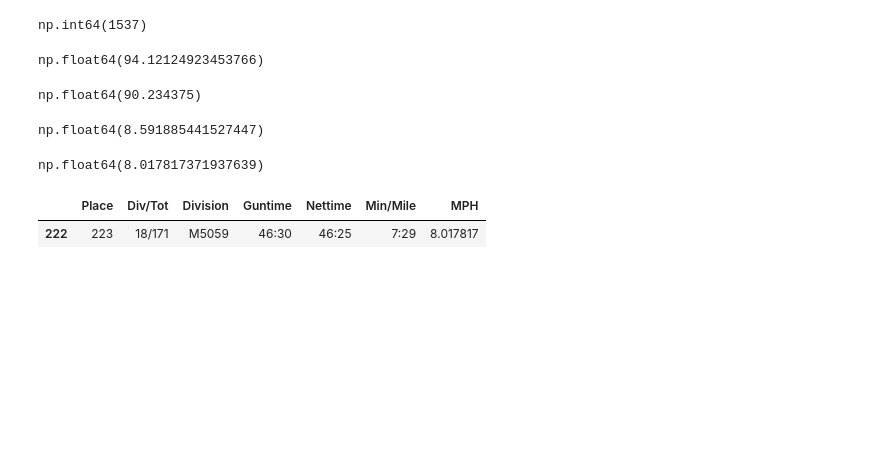
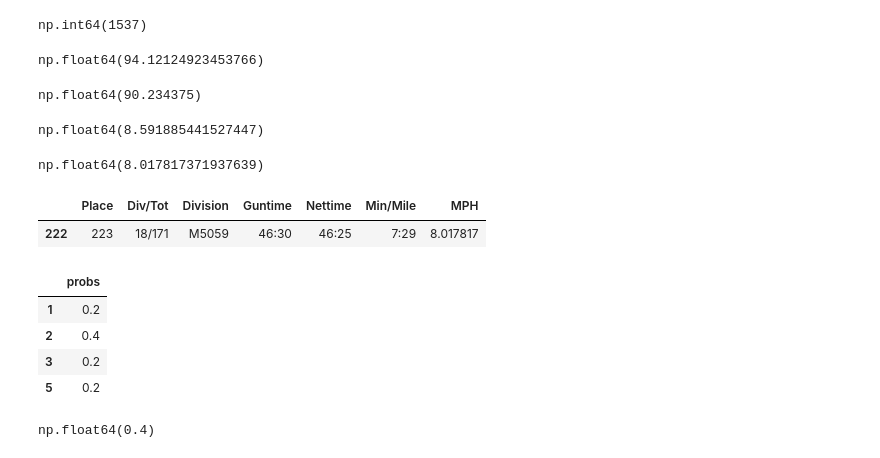
Before and after one commit to acsiuc/think-stats, a Jupyter notebook: notebooks/chapter-04.ipynb, the cells around one changed output. Cells and saved outputs as stored; diff of their text form; code cells hidden in the pictures; blank space fills up the shorter version.

```diff
--- a/notebooks/chapter-04.ipynb
+++ b/notebooks/chapter-04.ipynb
@@ -89,0 +92,14 @@ next_division.query("MPH > 8.01").tail(1)
+# %%
+from empiricaldist import Pmf
+pmf = Pmf.from_seq(t)
+pmf
+# %% [output]
+|  | probs |
+| 1 | 0.2 |
+| 2 | 0.4 |
+| 3 | 0.2 |
+| 5 | 0.2 |
+# %%
+pmf[2]
+# %% [output]
+np.float64(0.4)
```
Also changed, not shown: parts of 11 cells of this notebook.
